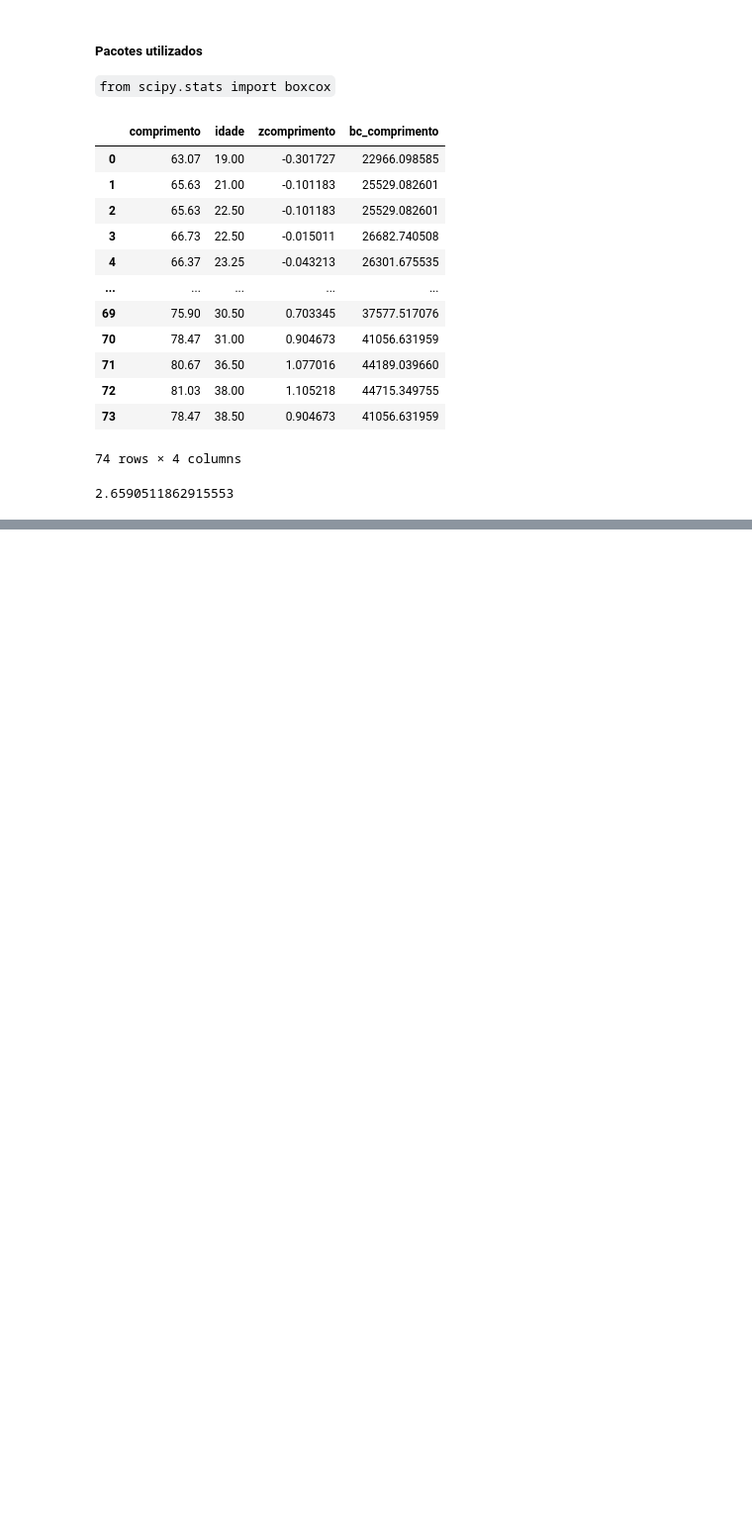
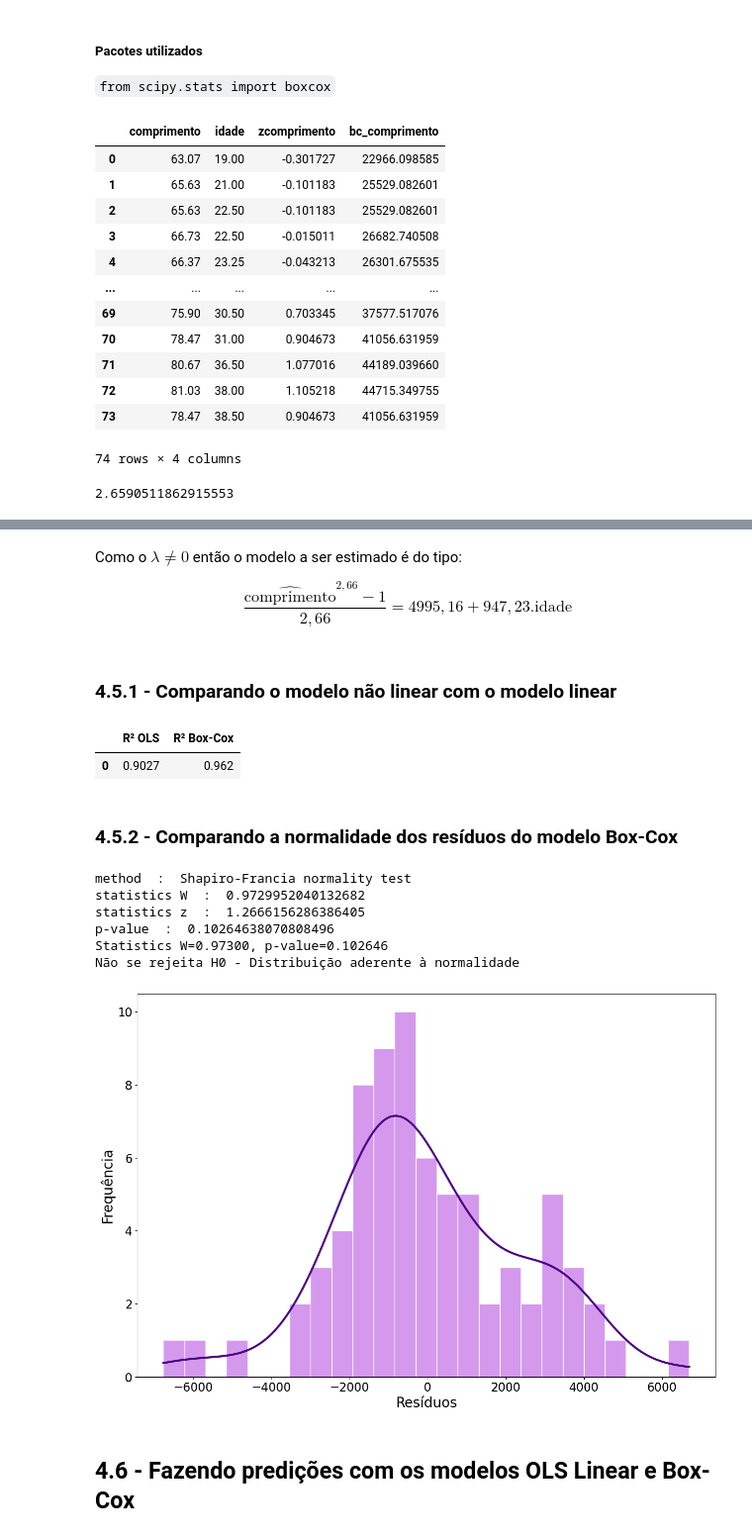
Before and after one commit to IlIIIIIIIIIlI/Jupyter-Notebooks, a Jupyter notebook: MBA USP/Machine Learning/Supervised Machine Learning/Supervised Machine Learning.ipynb, the cells around one changed output, grey strips where cells are left out. Shown at 99% size. Drawn from its saved outputs; the diff is of its cells as text; code cells hidden in the pictures; blank space fills up the shorter version.

```diff
--- a/MBA USP/Machine Learning/Supervised Machine Learning/Supervised Machine Learning.ipynb
+++ b/MBA USP/Machine Learning/Supervised Machine Learning/Supervised Machine Learning.ipynb
@@ -1894,0 +1911,8 @@ del df_bebes['bc_comprimento2']
+# %%
+# In[4.9]: Estimando um novo modelo OLS com variável dependente
+#transformada por Box-Cox
+
+modelo_bc = sm.OLS.from_formula('bc_comprimento ~ idade', df_bebes).fit()
+
+# Parâmetros do 'modelo_bc'
+modelo_bc.summary()
@@ -1894,0 +1939,68 @@ del df_bebes['bc_comprimento2']
+# %% [markdown]
+Como o $\lambda\neq0$ então o modelo a ser estimado é do tipo:
+
+\begin{equation}
+\frac{\hat{\text{comprimento}}^{2,66} - 1}{2,66} = 4995,16 + 947,23.\text{idade}
+\end{equation}
+# %% [markdown]
+### 4.5.1 - Comparando o modelo não linear com o modelo linear
+# %%
+# In[4.10]: Comparando os parâmetros do 'modelo_linear' com os do 'modelo_bc'
+
+# CUIDADO!!! OS PARÂMETROS NÃO SÃO DIRETAMENTE COMPARÁVEIS!
+
+summary_col([modelo_linear, modelo_bc])
+
+# Outro modo mais completo também pela função 'summary_col'
+summary_col([modelo_linear, modelo_bc],
+            model_names=["MODELO LINEAR","MODELO BOX-COX"],
+            stars=True,
+            info_dict = {
+                'N':lambda x: "{0:d}".format(int(x.nobs))
+        })
+
+# Repare que há um salto na qualidade do ajuste para o modelo não linear (R²)
+
+pd.DataFrame({'R² OLS':[round(modelo_linear.rsquared,4)],
+              'R² Box-Cox':[round(modelo_bc.rsquared,4)]})
+# %% [output]
+|  | R² OLS | R² Box-Cox |
+| 0 | 0.9027 | 0.962 |
+# %% [markdown]
+### 4.5.2 - Comparando a normalidade dos resíduos do modelo Box-Cox
+# %%
+# In[4.11]: Verificando a normalidade dos resíduos do 'modelo_bc'
+
+# Teste de Shapiro-Francia: interpretação
+teste_sf = shapiro_francia(modelo_bc.resid) #criação do objeto 'teste_sf'
+teste_sf = teste_sf.items() #retorna o grupo de pares de valores-chave no dicionário
+method, statistics_W, statistics_z, p = teste_sf #definição dos elementos da lista (tupla)
+print('Statistics W=%.5f, p-value=%.6f' % (statistics_W[1], p[1]))
+alpha = 0.05 #nível de significância
+if p[1] > alpha:
+	print('Não se rejeita H0 - Distribuição aderente à normalidade')
+else:
+	print('Rejeita-se H0 - Distribuição não aderente à normalidade')
+
+# In[4.12]: Histograma dos resíduos do modelo_bc
+
+plt.figure(figsize=(15,10))
+hist2 = sns.histplot(data=modelo_bc.resid, kde=True, bins=25,
+                     color='darkviolet', alpha=0.4, edgecolor='snow',
+                     line_kws={'linewidth': 3})
+hist2.get_lines()[0].set_color('indigo')
+plt.xlabel('Resíduos', fontsize=20)
+plt.ylabel('Frequência', fontsize=20)
+plt.xticks(fontsize=17)
+plt.yticks(fontsize=17)
+plt.show()
+# %% [output]
+method  :  Shapiro-Francia normality test
+statistics W  :  0.9729952040132682
+statistics z  :  1.2666156286386405
+p-value  :  0.10264638070808496
+Statistics W=0.97300, p-value=0.102646
+Não se rejeita H0 - Distribuição aderente à normalidade
+[figure, added]
+# %% [markdown]
+## 4.6 - Fazendo predições com os modelos OLS Linear e Box-Cox
```
Also changed, not shown: parts of 57 cells of this notebook, 1 other file.
